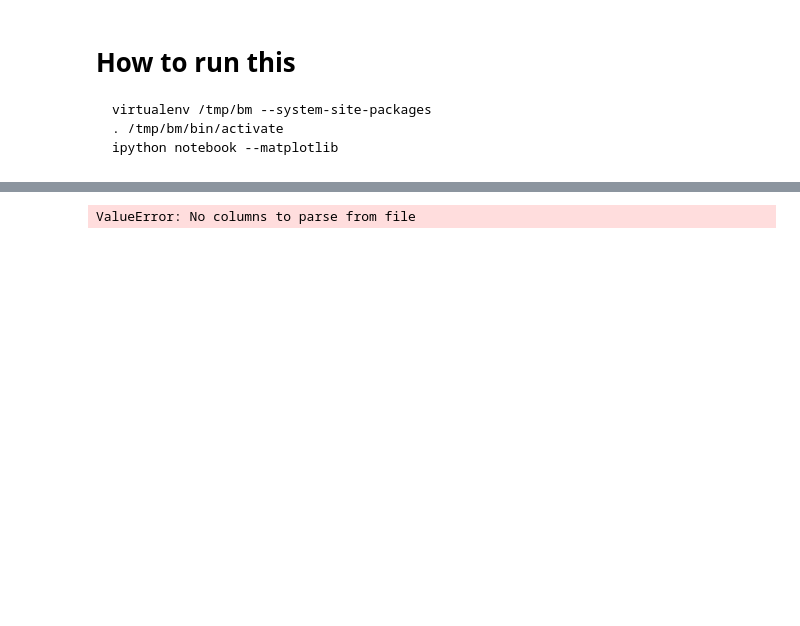
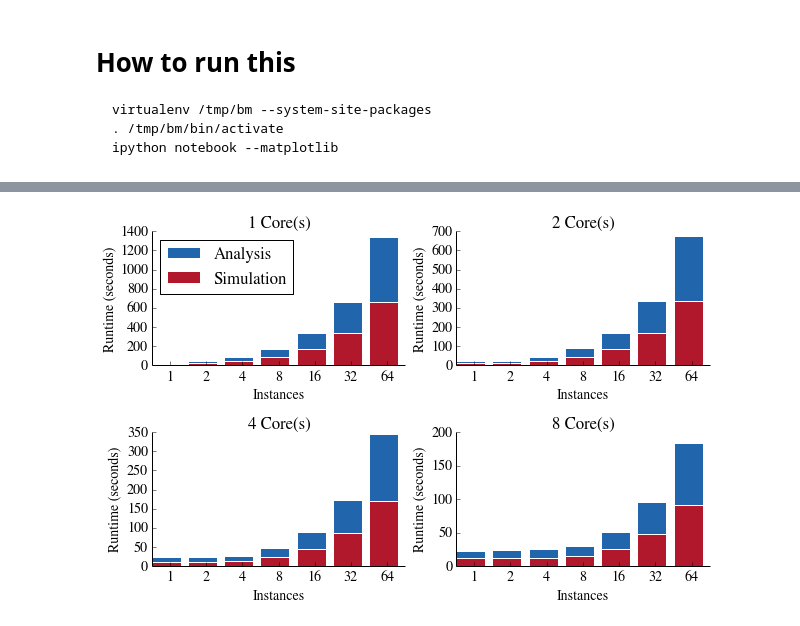
Before and after one commit to radical-cybertools/radical.entk, a Jupyter notebook: benchmark/sim_ana_viz.ipynb, the cells around one changed output, grey strips where cells are left out. Cells and saved outputs as stored; diff of their text form; code cells hidden in the pictures; blank space fills up the shorter version.

Commit message:
complete set of results

```diff
--- a/benchmark/sim_ana_viz.ipynb
+++ b/benchmark/sim_ana_viz.ipynb
@@ -94,6 +102,6 @@ gen_plot(data)
 # %%
-file = open('./sim_ana_60sec_workload_results_local.csv')
-data = pd.read_csv(file,  sep=',')
-gen_plot(data)
+file = open('./sim_ana_10sec_workload_results_local.csv')
+data = pd.read_csv(file)
+gen_plot(data, cores=[1,2,4,8])
 # %% [output]
-ValueError: No columns to parse from file
+[figure, added]
```
Also changed, not shown: parts of 3 cells of this notebook, 3 other files.
